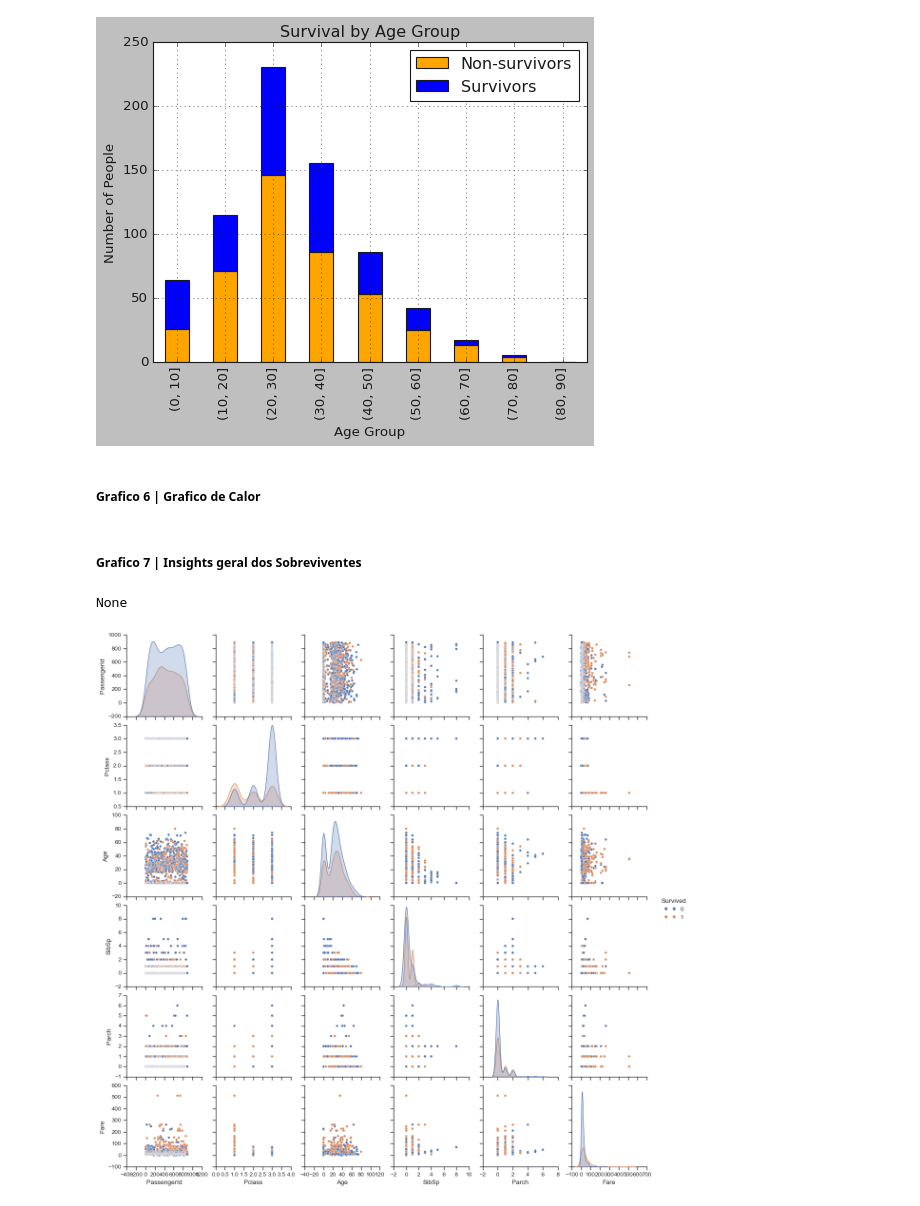
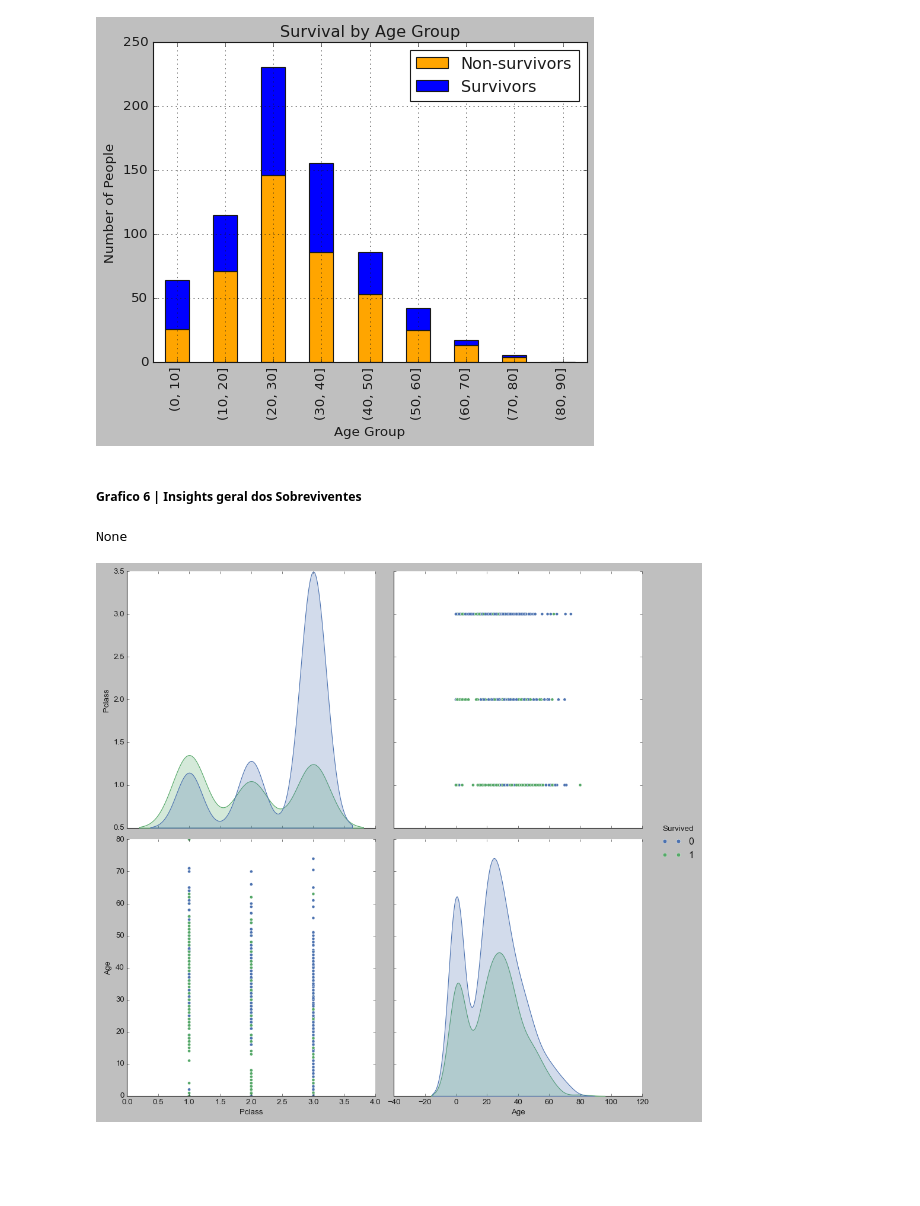
Before and after one commit to WesleyAlvesDS/Projetos, a Jupyter notebook: ProjetoTitanic/titanic_analitcs.ipynb, the cells around one changed output. Saved outputs shown, nothing was run; the diff lists cells and outputs as text; code cells hidden in the pictures; blank space fills up the shorter version.

```diff
--- a/ProjetoTitanic/titanic_analitcs.ipynb
+++ b/ProjetoTitanic/titanic_analitcs.ipynb
@@ -284,13 +286,11 @@ plt.show()
 # %% [output]
 [figure]
 # %% [markdown]
-##### Grafico 6 | Grafico de Calor
+##### Grafico 6 | Insights geral dos Sobreviventes
-# %% [markdown]
-##### Grafico 7 | Insights geral dos Sobreviventes
-# %%
-pairplot_df = sns.pairplot(data=df,hue='Survived')
-pairplot_df = sns.set_theme(style="ticks")
-display(pairplot_df)
-# %% [output]
-None
-[figure, removed]
+# %%
+pairplot_df = sns.pairplot(data=new_df, hue='Survived', size=(6))  # Cria um gráfico de pares (pairplot) usando o dataframe 'new_df', colorindo os pontos com base na coluna 'Survived', e define o tamanho de cada gráfico para 6
+pairplot_df = sns.set_theme(style="ticks")  # Define o tema visual do gráfico para o estilo "ticks", que adiciona marcações nos eixos
+display(pairplot_df)  # Exibe o gráfico de pares gerado
+# %% [output]
+None
+[figure, added]
```
Also changed, not shown: parts of 10 cells of this notebook.
